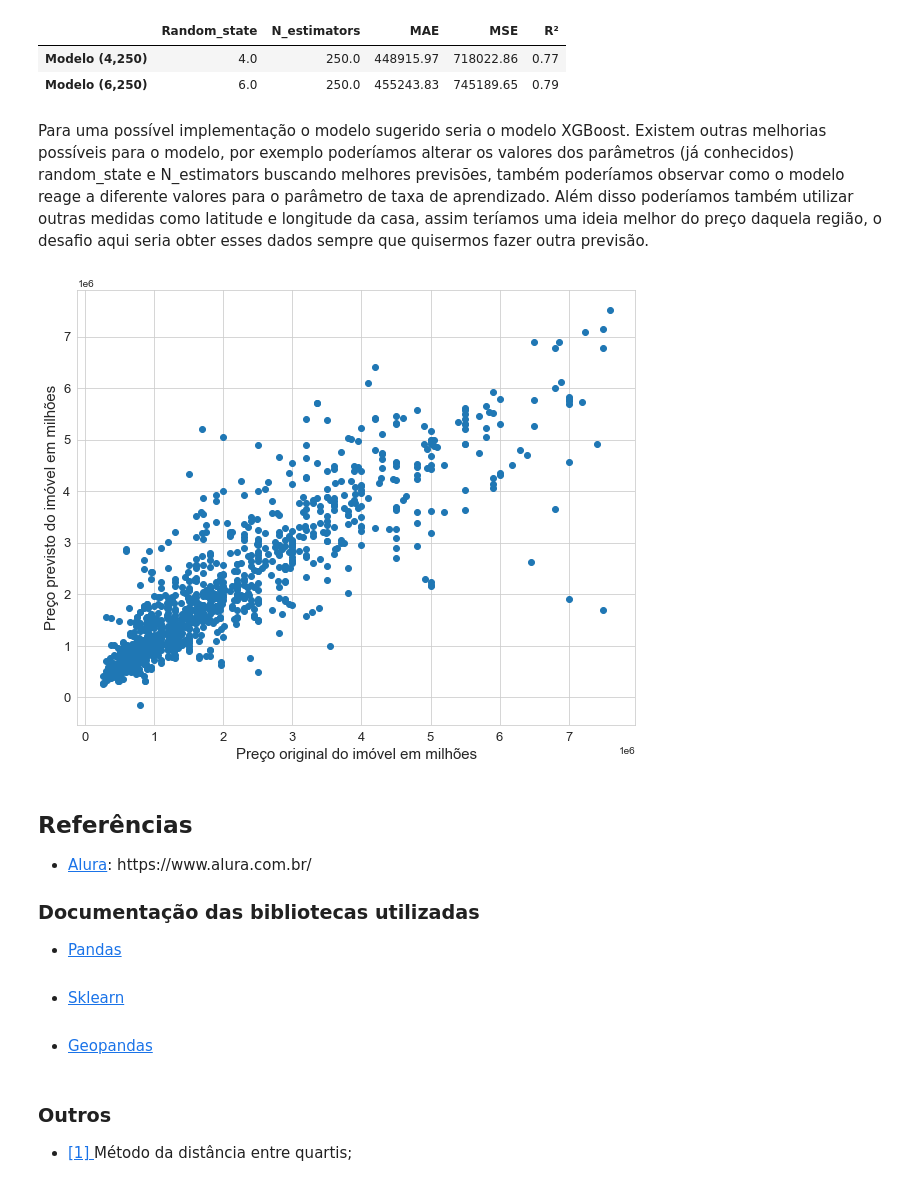
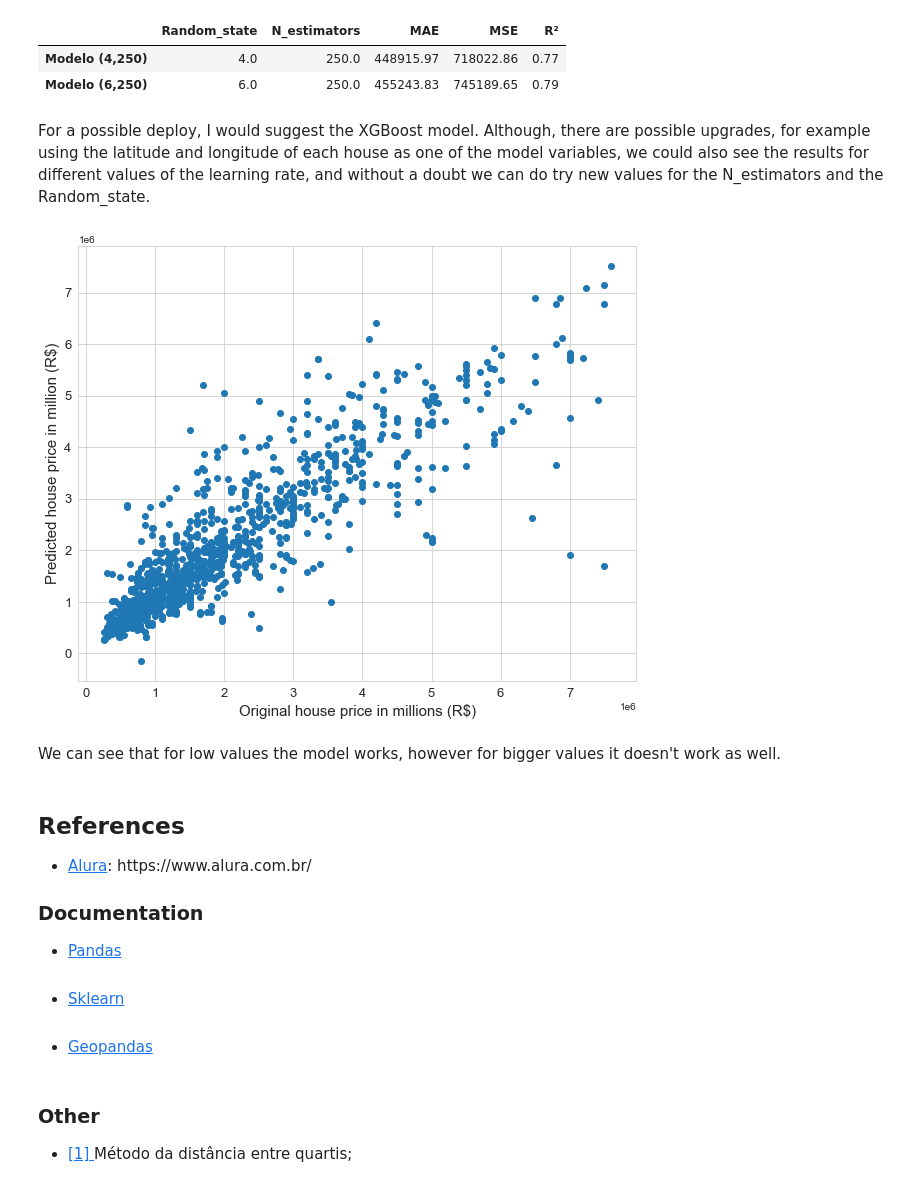
Before and after one commit to GabrielJDN/Projetos-Projects, a Jupyter notebook: English/São Paulo housing prices/Final Project.ipynb, the cells around one changed output. Drawn from its saved outputs; the diff is of its cells as text; code cells hidden in the pictures.

```diff
--- a/English/São Paulo housing prices/Final Project.ipynb
+++ b/English/São Paulo housing prices/Final Project.ipynb
@@ -1102,26 +1098,28 @@ resultado_modeloTr_CP.T.loc[["Modelo (4,250)","Modelo (6,250)"]]
 | Modelo (4,250) | 4.0 | 250.0 | 448915.97 | 718022.86 | 0.77 |
 | Modelo (6,250) | 6.0 | 250.0 | 455243.83 | 745189.65 | 0.79 |
 # %% [markdown]
-Para uma possível implementação o modelo sugerido seria o modelo XGBoost. Existem outras melhorias possíveis para o modelo, por exemplo poderíamos alterar os valores dos parâmetros (já conhecidos) random_state e N_estimators buscando melhores previsões, também poderíamos observar como o modelo reage a diferente valores para o parâmetro de taxa de aprendizado. Além disso poderíamos também utilizar outras medidas como latitude e longitude da casa, assim teríamos uma ideia melhor do preço daquela região, o desafio aqui seria obter esses dados sempre que quisermos fazer outra previsão.
+For a possible deploy, I would suggest the XGBoost model. Although, there are possible upgrades, for example using the latitude and longitude of each house as one of the model variables, we could also see the results for different values of the learning rate, and without a doubt we can do try new values for the N_estimators and the Random_state.
 # %%
 Modelo_final = xgbst(dados_vendas_censo, X=["Metragem","Quartos","Banheiros","Vagas","V005"], Y="Preço",
                RST=4, NEST=250, PARAM=["Random_state","N_estimators"])
 fonte = {"size":15}
 plt.figure(figsize=(10,8))
 plt.scatter(Modelo_final.yv, Modelo_final.pred(Modelo_final.xv))
-plt.xlabel("Preço original do imóvel em milhões", fontdict = fonte)
-plt.ylabel("Preço previsto do imóvel em milhões", fontdict = fonte)
+plt.xlabel("Original house price in millions (R$)", fontdict = fonte)
+plt.ylabel("Predicted house price in million (R$)", fontdict = fonte)
 plt.tick_params(axis = "both", labelsize=13)
 plt.show()
 # %% [output]
-[figure, old version]
+[figure, new version]
+# %% [markdown]
+We can see that for low values the model works, however for bigger values it doesn't work as well.
 # %% [markdown]
-## Referências
+## References
 <ul>
     <li><a href=https://www.alura.com.br/>Alura</a>: https://www.alura.com.br/</li>
 </ul>
 
-### Documentação das bibliotecas utilizadas
+### Documentation
 
 - [Pandas](https://pandas.pydata.org/docs/)
 <br><br>
@@ -1130,7 +1128,7 @@ plt.show()
 - [Geopandas](https://geopandas.org/en/stable/docs.html)
 <br><br>
 
-### Outros
+### Other
 <ul>
 <li><a href=https://www.thoughtco.com/what-is-the-interquartile-range-rule-3126244#:~:textThe%20interquartile%20range%20is%20calculated,is%20spread%20about%20the%20median> [1] </a> Método da distância entre quartis;</li>
 </ul>
```
Also changed, not shown: parts of 21 cells of this notebook.
